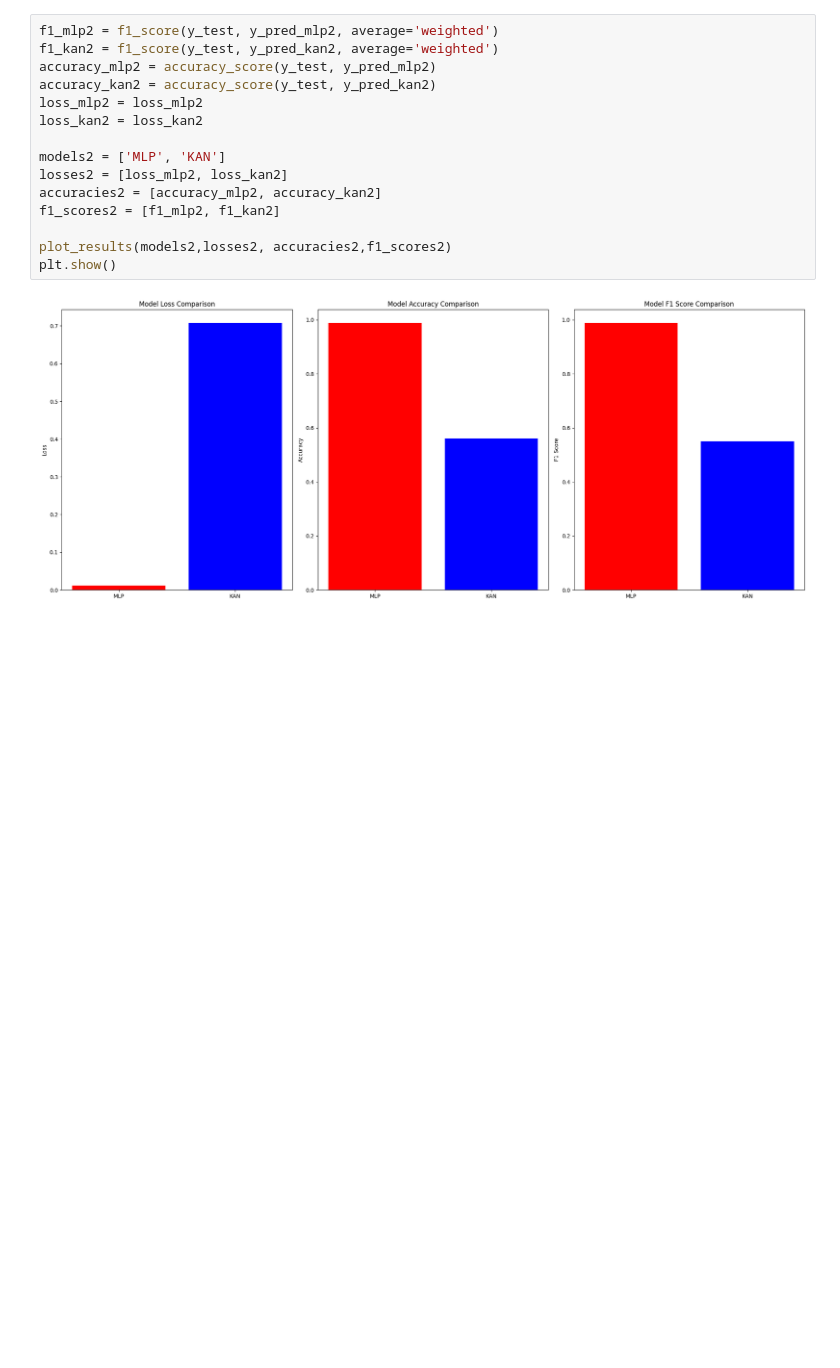
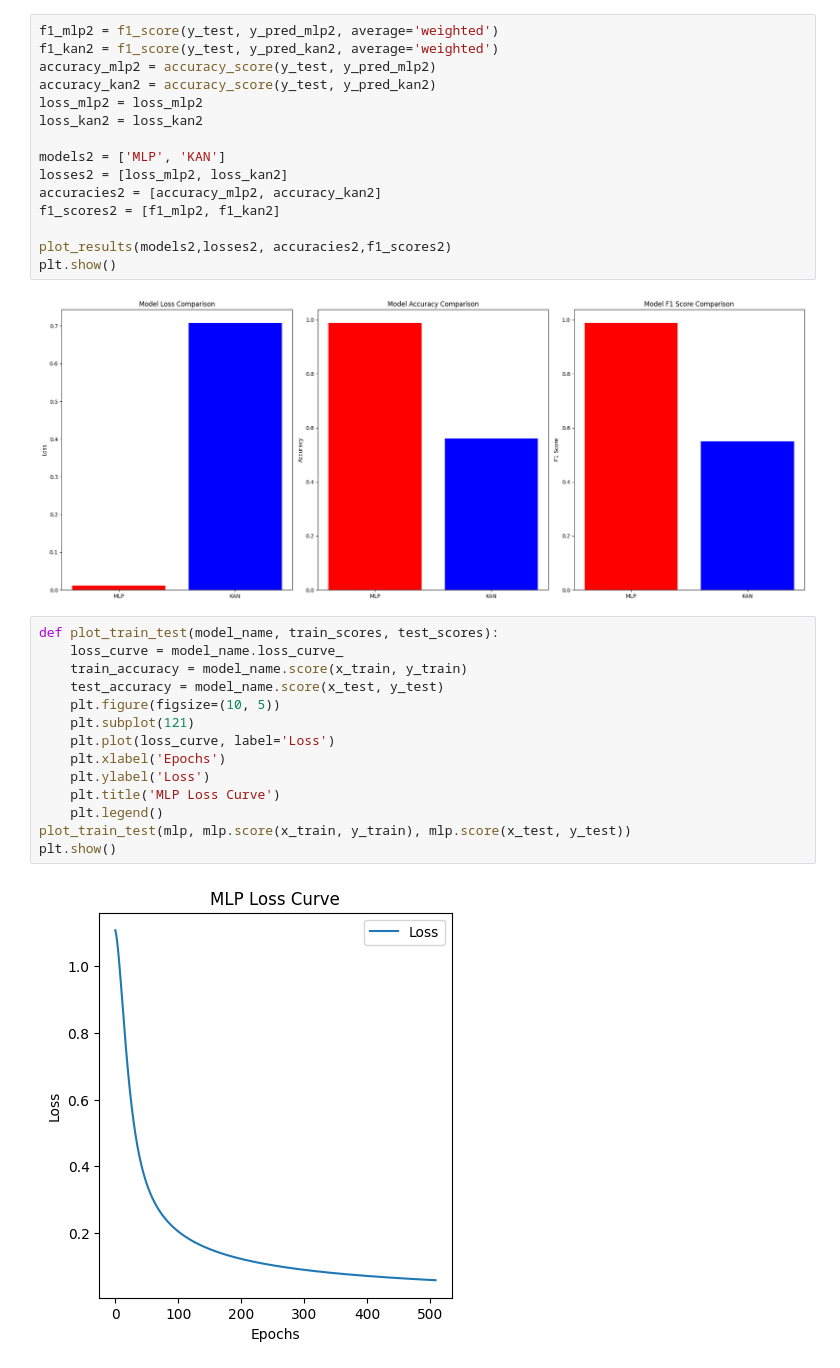
Before and after one commit to meeks627/BeyondAI-KANs-vs-MLPs-Colab-Code, a Jupyter notebook: MY_BAI_project.ipynb, the cells around one changed output. Drawn from its saved outputs; the diff is of its cells as text; blank space fills up the shorter version.

```diff
--- a/MY_BAI_project.ipynb
+++ b/MY_BAI_project.ipynb
@@ -517,3 +517,19 @@ plot_results(models2,losses2, accuracies2,f1_scores2)
 plt.show()
 # %% [output]
 [figure]
+# %%
+def plot_train_test(model_name, train_scores, test_scores):
+    loss_curve = model_name.loss_curve_
+    train_accuracy = model_name.score(x_train, y_train)
+    test_accuracy = model_name.score(x_test, y_test)
+    plt.figure(figsize=(10, 5))
+    plt.subplot(121)
+    plt.plot(loss_curve, label='Loss')
+    plt.xlabel('Epochs')
+    plt.ylabel('Loss')
+    plt.title('MLP Loss Curve')
+    plt.legend()
+plot_train_test(mlp, mlp.score(x_train, y_train), mlp.score(x_test, y_test))
+plt.show()
+# %% [output]
+[figure, added]
```
Also changed, not shown: parts of 7 cells of this notebook.
